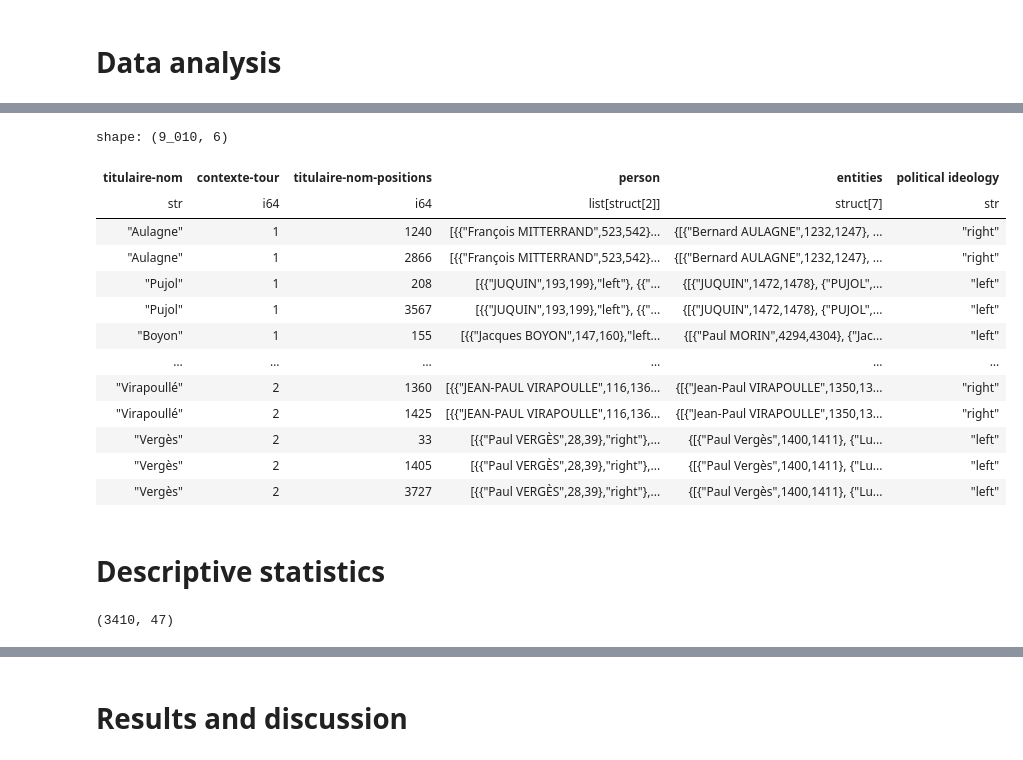
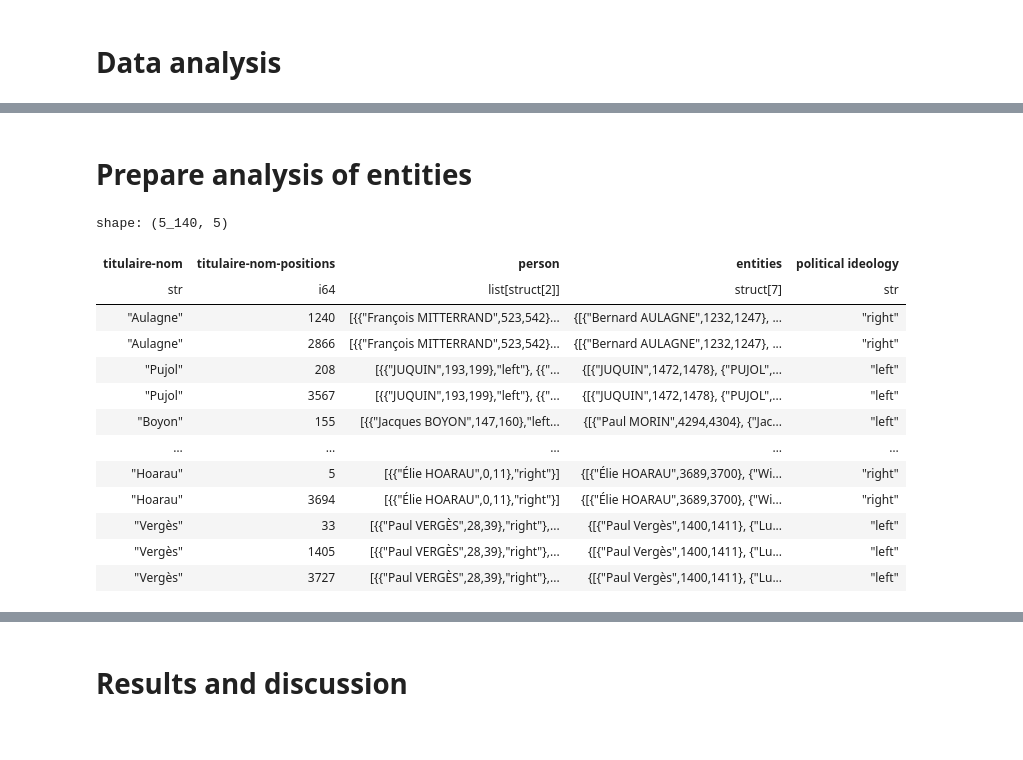
Before and after one commit to slithiaote/2026_NLP_project, a Jupyter notebook: Analysis.ipynb, the cells around one changed output, grey strips where cells are left out. Saved outputs shown, nothing was run; the diff lists cells and outputs as text; code cells hidden in the pictures.

```diff
--- a/Analysis.ipynb
+++ b/Analysis.ipynb
@@ -9,0 +77,19 @@ from tqdm import tqdm
+# %%
+# On introduit un index de position
+index_position = {
+    'Extrême droite' : 1.,    'Droite' : 0.8,
+    'Centre droit' : 0.6,    'Centre gauche' : 0.4,
+    'Gauche' : 0.2, 'Extrême gauche':0., 'Centre':0.5, 'Verts':0.4, '':None
+}
+# %%
+df = pl.read_parquet("df_gliner_full.parquet").with_columns(
+    pl.col("titulaire-soutien")
+        .str.split(";")
+        .map_elements(lambda l: l.replace_strict(corrections,default="").unique(), pl.List(pl.String))
+        .alias("titulaire-soutien-list")
+).with_columns(
+    pl.col("titulaire-soutien-list")
+        .map_elements(lambda l: l.replace_strict(index_position,default=float("nan")).mean(), pl.Float64)
+        .alias("titulaire-soutien-position")
+).filter(pl.col("titulaire-soutien-position").is_not_null())
+df.select(pl.col("titulaire-soutien-list"),pl.col("titulaire-soutien-position"))
@@ -10,24 +212,20 @@ from tqdm import tqdm
+# %% [markdown]
+# Prepare analysis of entities
 # %%
-df = pl.read_parquet("df_gliner_full.parquet").unnest("res").explode("titulaire-nom-positions")
+df = df.unnest("res").explode("titulaire-nom-positions")
 df.select(pl.selectors.by_name("titulaire-nom","titulaire-nom-positions","person","entities","political ideology"))
 # %% [output]
-shape: (9_010, 6)
+shape: (5_140, 5)
-| titulaire-nom | contexte-tour | titulaire-nom-positions | person | entities | political ideology |
-| str | i64 | i64 | list[struct[2]] | struct[7] | str |
-| "Aulagne" | 1 | 1240 | [{{"François MITTERRAND",523,542}... | {[{"Bernard AULAGNE",1232,1247}, ... | "right" |
-| "Aulagne" | 1 | 2866 | [{{"François MITTERRAND",523,542}... | {[{"Bernard AULAGNE",1232,1247}, ... | "right" |
-| "Pujol" | 1 | 208 | [{{"JUQUIN",193,199},"left"}, {{"... | {[{"JUQUIN",1472,1478}, {"PUJOL",... | "left" |
-| "Pujol" | 1 | 3567 | [{{"JUQUIN",193,199},"left"}, {{"... | {[{"JUQUIN",1472,1478}, {"PUJOL",... | "left" |
-| "Boyon" | 1 | 155 | [{{"Jacques BOYON",147,160},"left... | {[{"Paul MORIN",4294,4304}, {"Jac... | "left" |
-| … | … | … | … | … | … |
-| "Virapoullé" | 2 | 1360 | [{{"JEAN-PAUL VIRAPOULLE",116,136... | {[{"Jean-Paul VIRAPOULLE",1350,13... | "right" |
-| "Virapoullé" | 2 | 1425 | [{{"JEAN-PAUL VIRAPOULLE",116,136... | {[{"Jean-Paul VIRAPOULLE",1350,13... | "right" |
-| "Vergès" | 2 | 33 | [{{"Paul VERGÈS",28,39},"right"},... | {[{"Paul Vergès",1400,1411}, {"Lu... | "left" |
-| "Vergès" | 2 | 1405 | [{{"Paul VERGÈS",28,39},"right"},... | {[{"Paul Vergès",1400,1411}, {"Lu... | "left" |
-| "Vergès" | 2 | 3727 | [{{"Paul VERGÈS",28,39},"right"},... | {[{"Paul Vergès",1400,1411}, {"Lu... | "left" |
+| titulaire-nom | titulaire-nom-positions | person | entities | political ideology |
+| str | i64 | list[struct[2]] | struct[7] | str |
+| "Aulagne" | 1240 | [{{"François MITTERRAND",523,542}... | {[{"Bernard AULAGNE",1232,1247}, ... | "right" |
+| "Aulagne" | 2866 | [{{"François MITTERRAND",523,542}... | {[{"Bernard AULAGNE",1232,1247}, ... | "right" |
+| "Pujol" | 208 | [{{"JUQUIN",193,199},"left"}, {{"... | {[{"JUQUIN",1472,1478}, {"PUJOL",... | "left" |
+| "Pujol" | 3567 | [{{"JUQUIN",193,199},"left"}, {{"... | {[{"JUQUIN",1472,1478}, {"PUJOL",... | "left" |
+| "Boyon" | 155 | [{{"Jacques BOYON",147,160},"left... | {[{"Paul MORIN",4294,4304}, {"Jac... | "left" |
+| … | … | … | … | … |
+| "Hoarau" | 5 | [{{"Élie HOARAU",0,11},"right"}] | {[{"Élie HOARAU",3689,3700}, {"Wi... | "right" |
+| "Hoarau" | 3694 | [{{"Élie HOARAU",0,11},"right"}] | {[{"Élie HOARAU",3689,3700}, {"Wi... | "right" |
+| "Vergès" | 33 | [{{"Paul VERGÈS",28,39},"right"},... | {[{"Paul Vergès",1400,1411}, {"Lu... | "left" |
+| "Vergès" | 1405 | [{{"Paul VERGÈS",28,39},"right"},... | {[{"Paul Vergès",1400,1411}, {"Lu... | "left" |
+| "Vergès" | 3727 | [{{"Paul VERGÈS",28,39},"right"},... | {[{"Paul Vergès",1400,1411}, {"Lu... | "left" |
-# %% [markdown]
-# Descriptive statistics
-# %%
-pl.read_parquet("df_gliner_full.parquet").shape
-# %% [output]
-(3410, 47)
```
Also changed, not shown: parts of 25 cells of this notebook, 2 other files.
